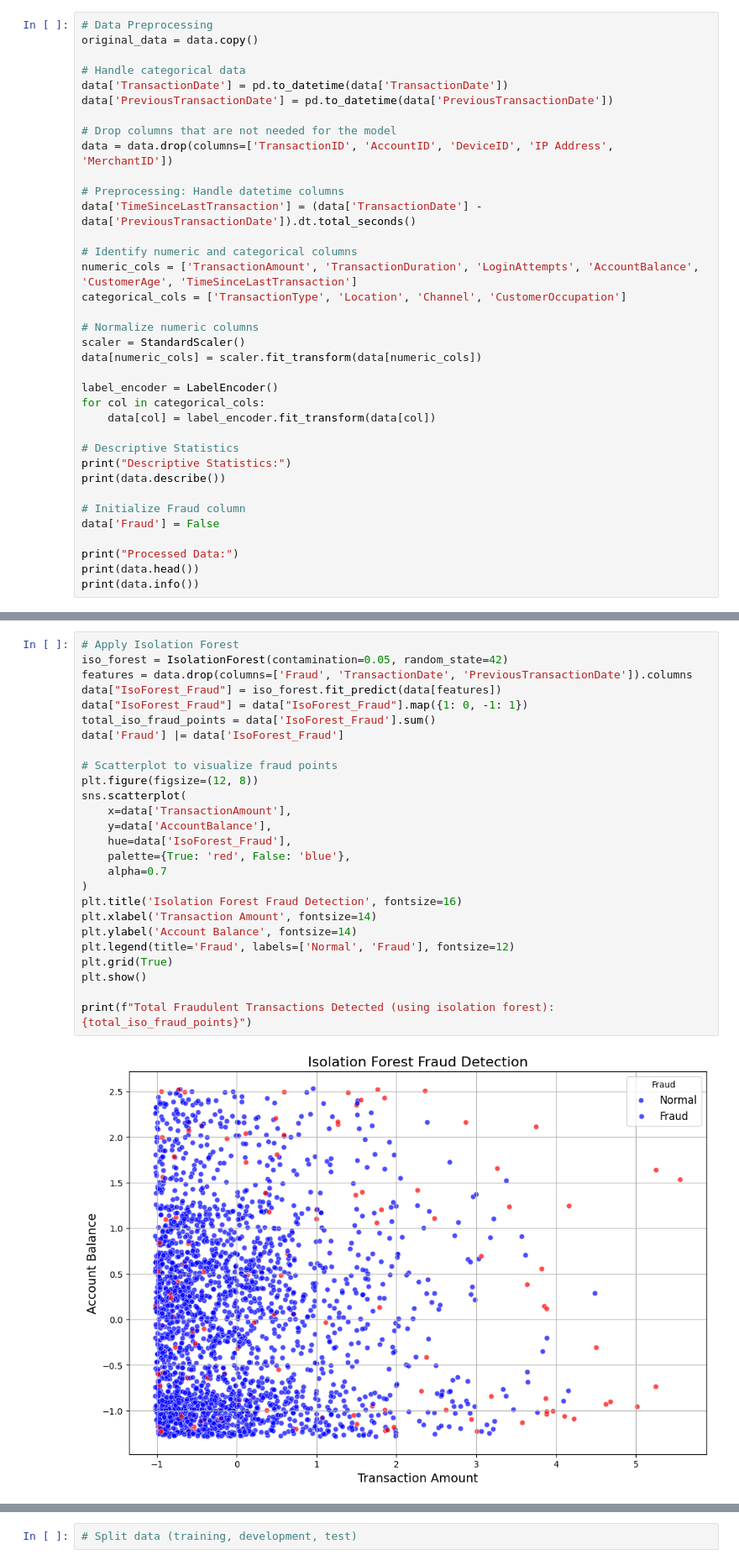
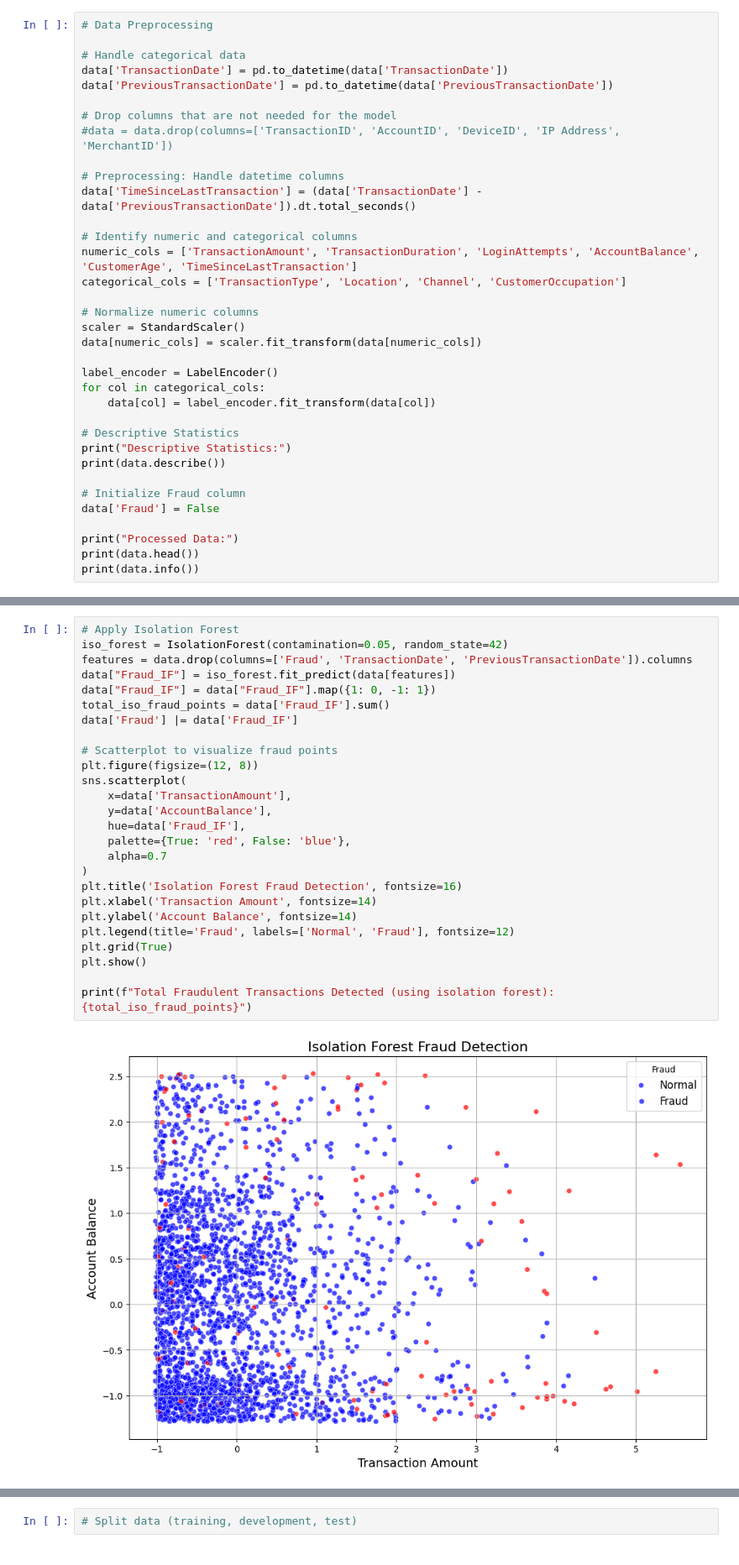
Before and after one commit to Charlenelzq/INF2008_Project, a Jupyter notebook: main.ipynb, the cells around one changed output, grey strips where cells are left out. Shown at 84% size. Drawn from its saved outputs; the diff is of its cells as text.

```diff
--- a/main.ipynb
+++ b/main.ipynb
@@ -212,14 +213,13 @@ AccountBalance            0.014999        1.000000
 [figure]
 # %%
 # Data Preprocessing
-original_data = data.copy()
 
 # Handle categorical data
 data['TransactionDate'] = pd.to_datetime(data['TransactionDate'])
 data['PreviousTransactionDate'] = pd.to_datetime(data['PreviousTransactionDate'])
 
 # Drop columns that are not needed for the model
-data = data.drop(columns=['TransactionID', 'AccountID', 'DeviceID', 'IP Address', 'MerchantID'])
+#data = data.drop(columns=['TransactionID', 'AccountID', 'DeviceID', 'IP Address', 'MerchantID'])
 
 # Preprocessing: Handle datetime columns
 data['TimeSinceLastTransaction'] = (data['TransactionDate'] - data['PreviousTransactionDate']).dt.total_seconds()
@@ -336,31 +337,31 @@ Total Fraudulent Transactions Detected (Using K Means clustering): 70
 # %%
 # Apply Isolation Forest
 iso_forest = IsolationForest(contamination=0.05, random_state=42)
 features = data.drop(columns=['Fraud', 'TransactionDate', 'PreviousTransactionDate']).columns
-data["IsoForest_Fraud"] = iso_forest.fit_predict(data[features])
-data["IsoForest_Fraud"] = data["IsoForest_Fraud"].map({1: 0, -1: 1})
-total_iso_fraud_points = data['IsoForest_Fraud'].sum()
-data['Fraud'] |= data['IsoForest_Fraud']
+data["Fraud_IF"] = iso_forest.fit_predict(data[features])
+data["Fraud_IF"] = data["Fraud_IF"].map({1: 0, -1: 1})
+total_iso_fraud_points = data['Fraud_IF'].sum()
+data['Fraud'] |= data['Fraud_IF']
 
 # Scatterplot to visualize fraud points
 plt.figure(figsize=(12, 8))
 sns.scatterplot(
     x=data['TransactionAmount'],
     y=data['AccountBalance'],
-    hue=data['IsoForest_Fraud'],
+    hue=data['Fraud_IF'],
     palette={True: 'red', False: 'blue'},
     alpha=0.7
 )
 plt.title('Isolation Forest Fraud Detection', fontsize=16)
 plt.xlabel('Transaction Amount', fontsize=14)
 plt.ylabel('Account Balance', fontsize=14)
 plt.legend(title='Fraud', labels=['Normal', 'Fraud'], fontsize=12)
 plt.grid(True)
 plt.show()
 
 print(f"Total Fraudulent Transactions Detected (using isolation forest): {total_iso_fraud_points}")
 # %% [output]
-[figure, old version]
+[figure, new version]
 Total Fraudulent Transactions Detected (using isolation forest): 126
 # %%
 #DBSCAN Analysis
```
Also changed, not shown: parts of 5 cells of this notebook.
